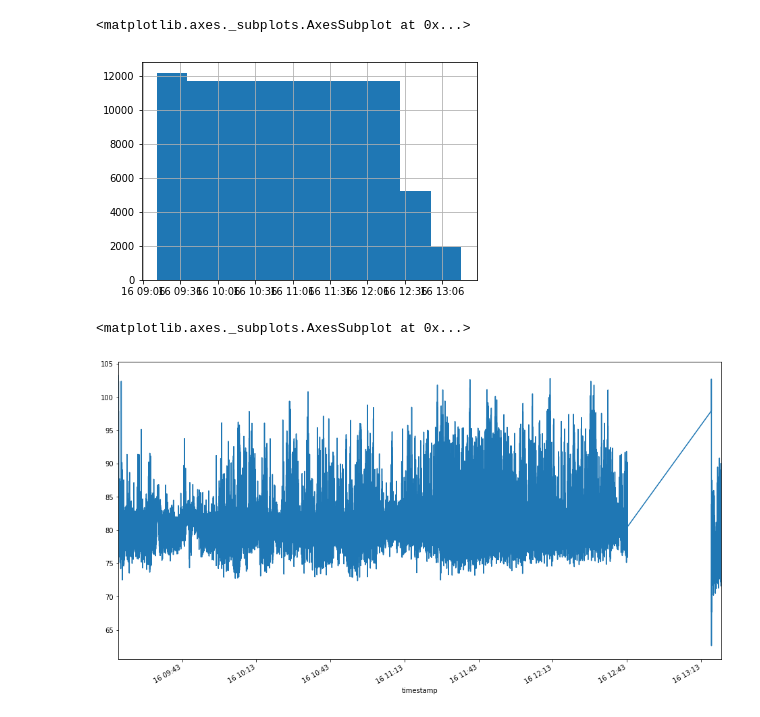
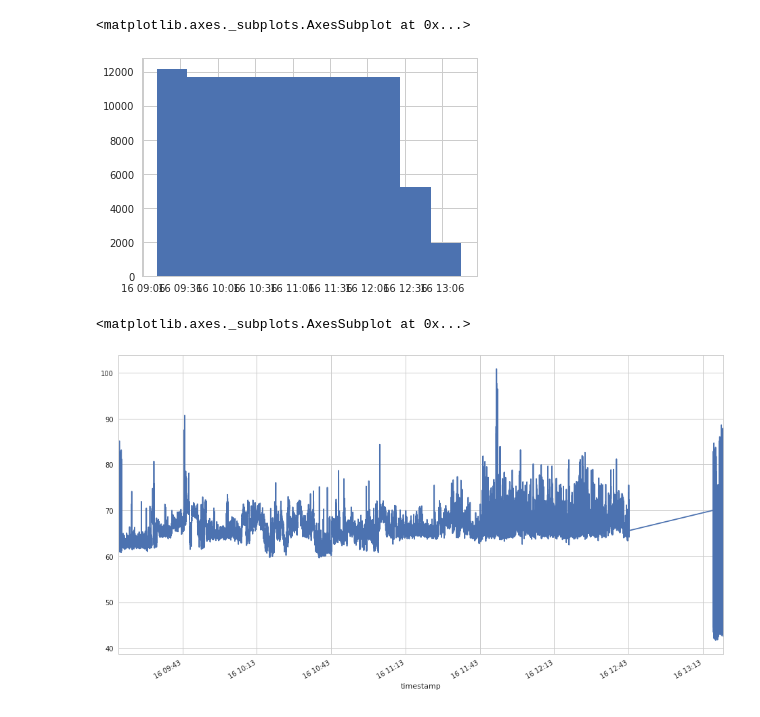
Before and after one commit to cmoscardi/gowanus, a Jupyter notebook: march30_draft.ipynb, the cells around one changed output. Drawn from its saved outputs; the diff is of its cells as text; code cells hidden in the pictures.

Commit message:
adding plot templates

```diff
--- a/march30_draft.ipynb
+++ b/march30_draft.ipynb
@@ -3,25 +3,42 @@ from datetime import datetime
 import glob
 
 import matplotlib
+
+import urllib
+import requests
+import json
+import io
+import numpy as np
+import pandas as pd
+from pandas import DataFrame
+import matplotlib.pylab as plt
+import pylab as pl
+import datetime
+import os
 %matplotlib inline
 import pandas as pd
 
+import seaborn as sns
+sns.set_style('whitegrid')
+
 files = glob.glob("data/*fast.csv")
-
+from datetime import datetime as dt
 # IF you run into an error in this cell, ask xtian
 # there's a bug in the data
 BAD_F = "data/b827ebbe2801_1521218535.02_fast.csv"
 df = pd.concat(pd.read_csv(f) for f in files)
-df["timestamp"] = df["time"].apply(datetime.fromtimestamp)
+df["timestamp"] = df["time"].apply(dt.fromtimestamp)
 df = df.sort_values("timestamp")
 # %%
 df["timestamp"].hist()
 # %% [output]
 <matplotlib.axes._subplots.AxesSubplot at 0x...>
-[figure, old version]
+[figure, new version]
 # %%
-# april 30 -
-df.set_index("timestamp")["dBZS"].plot(figsize=(16, 9))
+# march 30 2018
+# df.set_index("timestamp")["dBZS"].plot(figsize=(16, 9))
+df.set_index("timestamp")["dBAS"].plot(figsize=(16, 9))
+# df.head()
 # %% [output]
 <matplotlib.axes._subplots.AxesSubplot at 0x...>
-[figure, old version]
+[figure, new version]
```
Also changed, not shown: parts of 10 cells of this notebook.
